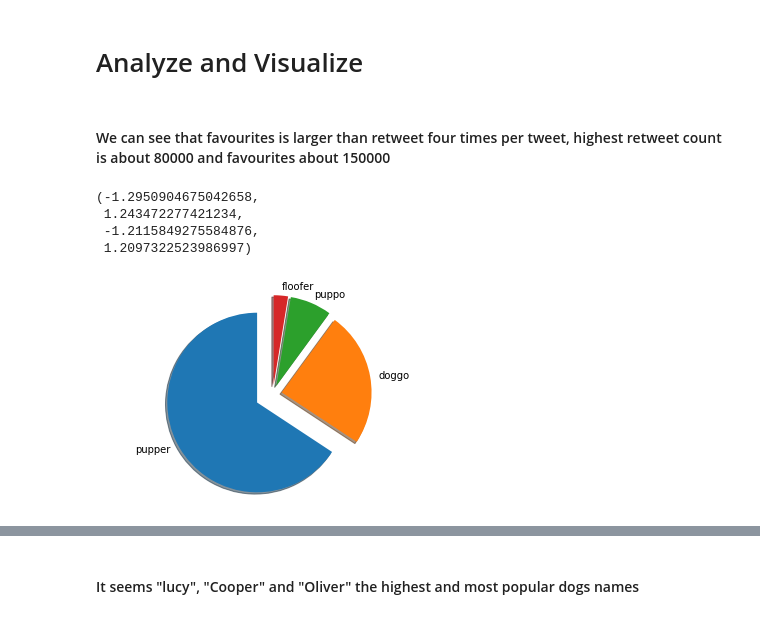
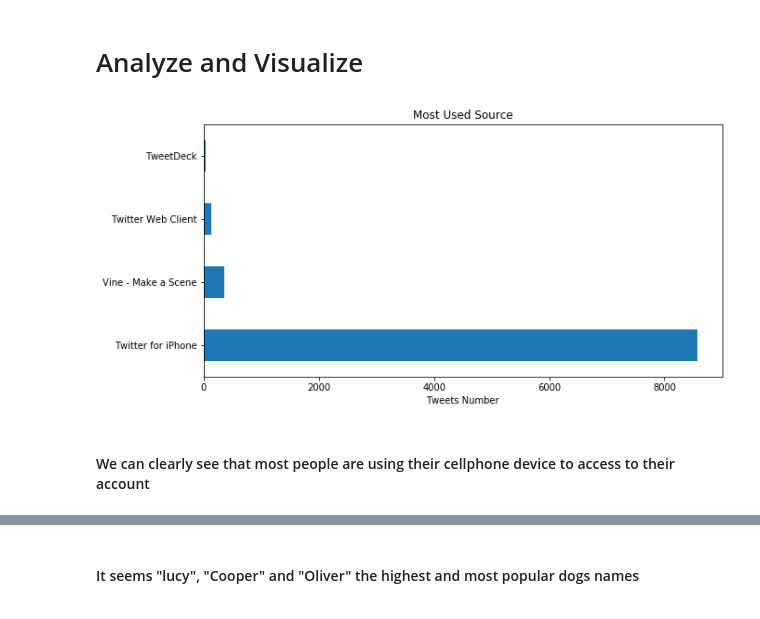
Before and after one commit to aalsudairi/Wrangle-and-Analyze-Data, a Jupyter notebook: wrangle_act.ipynb, the cells around one changed output, grey strips where cells are left out. Drawn from its saved outputs; the diff is of its cells as text; code cells hidden in the pictures.

```diff
--- a/wrangle_act.ipynb
+++ b/wrangle_act.ipynb
@@ -809,19 +745,16 @@ dtypes: float64(1), object(8)
 memory usage: 640.8+ KB
 # %% [markdown]
 # Analyze and Visualize
-# %% [markdown]
-#### We can see that favourites is larger than retweet four times per tweet, highest retweet count is about 80000 and favourites about 150000
-# %%
-dog_stage_count = list(df_archive_clean[df_archive_clean['dog_stage'] != 'None']['dog_stage'].value_counts())[0:4]
-dog_stages = df_archive_clean[df_archive_clean['dog_stage'] != 'None']['dog_stage'].value_counts().index.tolist()[0:4]
-explode = (0.2, 0.1, 0.1, 0.1)
-
-fig1, ax1 = plt.subplots()
-ax1.pie(dog_stage_count, explode = explode, labels = dog_stages, shadow = True, startangle = 90)
-ax1.axis('equal')
-# %% [output]
-(-1.2950904675042658,
- 1.243472277421234,
- -1.2115849275584876,
- 1.2097322523986997)
-[figure, removed]
+# %%
+sourseMaster=df_archive_clean['source'].value_counts()
+
+sourseMaster.plot(kind='barh', figsize=(10,5))
+
+plt.title('Most Used Source')
+plt.xlabel('Tweets Number')
+
+plt.show();
+# %% [output]
+[figure, added]
+# %% [markdown]
+#### We can clearly see that most people are using their cellphone device to access to their account
```
Also changed, not shown: parts of 30 cells of this notebook, 1 other file.
